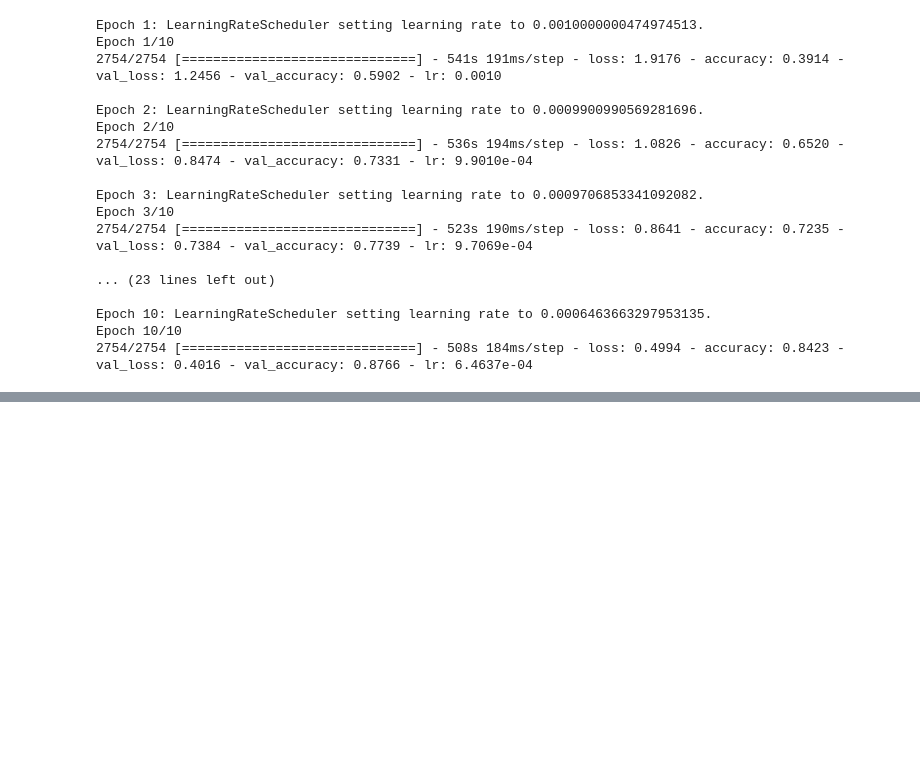
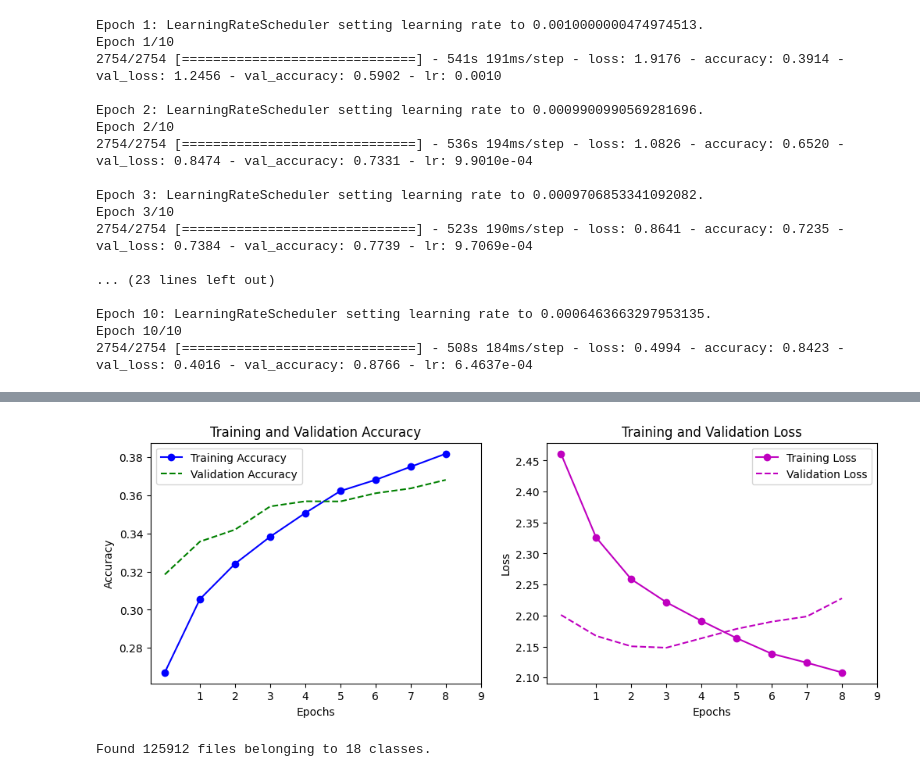
Before and after one commit to DaraLenaghan-1/Machine-Learning-Gesture-Detect, a Jupyter notebook: assignment2.ipynb, the cells around one changed output, grey strips where cells are left out. Cells and saved outputs as stored; diff of their text form; code cells hidden in the pictures; blank space fills up the shorter version.

Commit message:
vgg-16 models

```diff
--- a/assignment2.ipynb
+++ b/assignment2.ipynb
@@ -639,0 +761,19 @@ Epoch 10/10
+# %%
+# Define the learning rate scheduler
+def lr_schedule(epoch, lr):
+    if epoch < 5:
+        return lr
+    else:
+        return lr * tf.math.exp(-0.1)
+
+lr_scheduler = tf.keras.callbacks.LearningRateScheduler(lr_schedule, verbose=1)
+# %%
+early_stopping = tf.keras.callbacks.EarlyStopping(monitor='val_loss', patience=5, restore_best_weights=True)
+
+history = vgg16_model.fit(
+    train_dataset,
+    validation_data=val_dataset,
+    epochs=10,
+    callbacks=[early_stopping, lr_scheduler],
+    verbose=1  # Set verbose to 1 for detailed output
+)
@@ -639,0 +798,30 @@ Epoch 10/10
+# %%
+# Plot training and validation accuracy and loss
+acc = history.history['accuracy']
+val_acc = history.history['val_accuracy']
+loss = history.history['loss']
+val_loss = history.history['val_loss']
+epochs = range(len(acc))
+
+plt.figure(figsize=(12, 4))
+plt.subplot(1, 2, 1)
+plt.plot(epochs, acc, 'bo-', label='Training Accuracy')
+plt.plot(epochs, val_acc, 'g--', label='Validation Accuracy')
+plt.title('Training and Validation Accuracy')
+plt.xlabel('Epochs')
+plt.ylabel('Accuracy')
+plt.xticks(range(1, len(acc) + 1))
+plt.legend()
+
+plt.subplot(1, 2, 2)
+plt.plot(epochs, loss, 'mo-', label='Training Loss')
+plt.plot(epochs, val_loss, 'm--', label='Validation Loss')
+plt.title('Training and Validation Loss')
+plt.xlabel('Epochs')
+plt.ylabel('Loss')
+plt.xticks(range(1, len(acc) + 1))
+plt.legend()
+
+plt.show()
+# %% [output]
+[figure, added]
@@ -639,0 +834,29 @@ Epoch 10/10
+# %%
+data_directory = 'hagdata/hagridset'
+
+full_dataset = tf.keras.utils.image_dataset_from_directory(
+    data_directory,
+    shuffle=True,
+    seed=SEED,
+    image_size=IMAGE_DIMENSIONS,
+    batch_size=BATCH_SIZE,
+    label_mode='categorical'
+)
+
+# Define ratios for splitting dataset
+training_split = 0.7
+validation_split = 0.1
+testing_split = 0.2
+
+# Calculate sizes of each subset
+dataset_length = len(full_dataset)
+training_size = int(dataset_length * training_split)
+validation_size = int(dataset_length * validation_split)
+testing_size = dataset_length - (training_size + validation_size)
+
+# Create dataset splits and shuffle
+train_dataset = full_dataset.take(training_size).cache().shuffle(1000).prefetch(buffer_size=AUTOTUNE)
+val_dataset = full_dataset.skip(training_size).take(validation_size).cache().shuffle(1000).prefetch(buffer_size=AUTOTUNE)
+test_dataset = full_dataset.skip(training_size + validation_size).take(testing_size).cache().shuffle(1000).prefetch(buffer_size=AUTOTUNE)
+# %% [output]
+Found 125912 files belonging to 18 classes.
```
Also changed, not shown: parts of 18 cells of this notebook.
